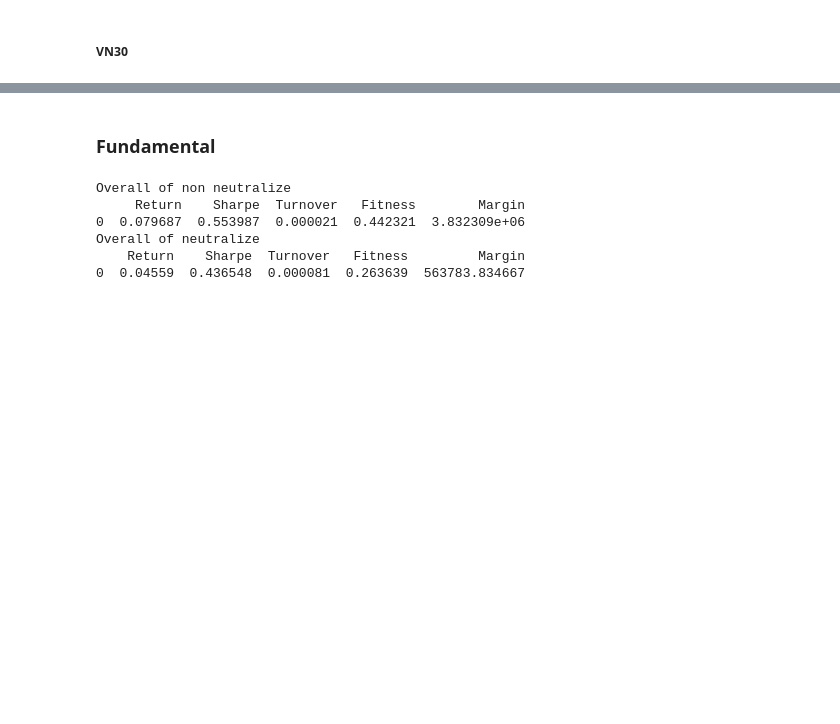
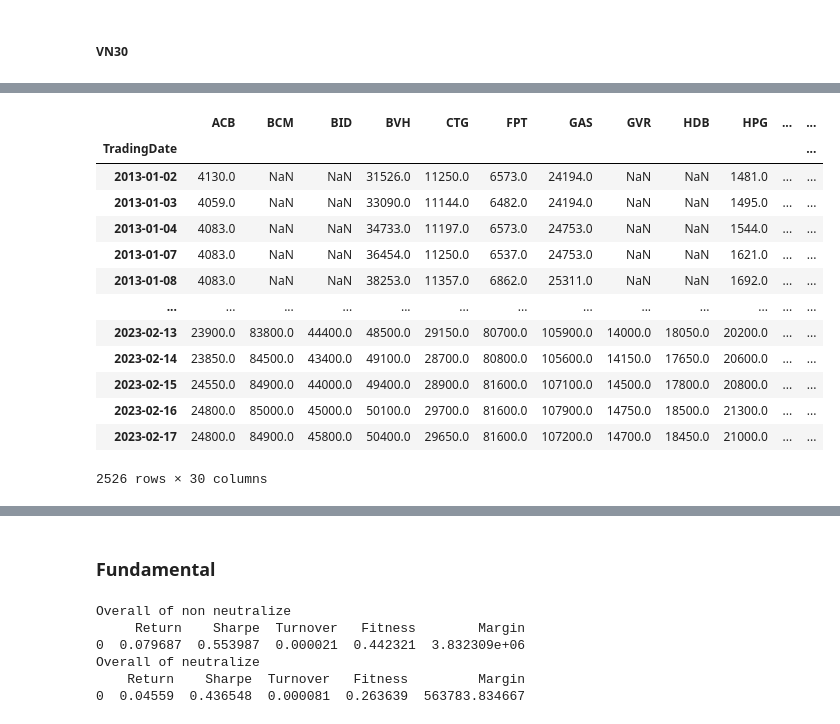
Before and after one commit to khanhtrinh2003/VN30-Strategy, a Jupyter notebook: main.ipynb, the cells around one changed output, grey strips where cells are left out. Drawn from its saved outputs; the diff is of its cells as text; code cells hidden in the pictures; blank space fills up the shorter version.

```diff
--- a/main.ipynb
+++ b/main.ipynb
@@ -20,0 +65,17 @@ returns = close.pct_change()
+# %%
+close
+# %% [output]
+|  | ACB | BCM | BID | BVH | CTG | FPT | GAS | GVR | HDB | HPG | ... | ... |
+| TradingDate |  |  |  |  |  |  |  |  |  |  |  | ... |
+| 2013-01-02 | 4130.0 | NaN | NaN | 31526.0 | 11250.0 | 6573.0 | 24194.0 | NaN | NaN | 1481.0 | ... | ... |
+| 2013-01-03 | 4059.0 | NaN | NaN | 33090.0 | 11144.0 | 6482.0 | 24194.0 | NaN | NaN | 1495.0 | ... | ... |
+| 2013-01-04 | 4083.0 | NaN | NaN | 34733.0 | 11197.0 | 6573.0 | 24753.0 | NaN | NaN | 1544.0 | ... | ... |
+| 2013-01-07 | 4083.0 | NaN | NaN | 36454.0 | 11250.0 | 6537.0 | 24753.0 | NaN | NaN | 1621.0 | ... | ... |
+| 2013-01-08 | 4083.0 | NaN | NaN | 38253.0 | 11357.0 | 6862.0 | 25311.0 | NaN | NaN | 1692.0 | ... | ... |
+| ... | ... | ... | ... | ... | ... | ... | ... | ... | ... | ... | ... | ... |
+| 2023-02-13 | 23900.0 | 83800.0 | 44400.0 | 48500.0 | 29150.0 | 80700.0 | 105900.0 | 14000.0 | 18050.0 | 20200.0 | ... | ... |
+| 2023-02-14 | 23850.0 | 84500.0 | 43400.0 | 49100.0 | 28700.0 | 80800.0 | 105600.0 | 14150.0 | 17650.0 | 20600.0 | ... | ... |
+| 2023-02-15 | 24550.0 | 84900.0 | 44000.0 | 49400.0 | 28900.0 | 81600.0 | 107100.0 | 14500.0 | 17800.0 | 20800.0 | ... | ... |
+| 2023-02-16 | 24800.0 | 85000.0 | 45000.0 | 50100.0 | 29700.0 | 81600.0 | 107900.0 | 14750.0 | 18500.0 | 21300.0 | ... | ... |
+| 2023-02-17 | 24800.0 | 84900.0 | 45800.0 | 50400.0 | 29650.0 | 81600.0 | 107200.0 | 14700.0 | 18450.0 | 21000.0 | ... | ... |
+2526 rows × 30 columns
```
Also changed, not shown: parts of 5 cells of this notebook, 1 other file.
